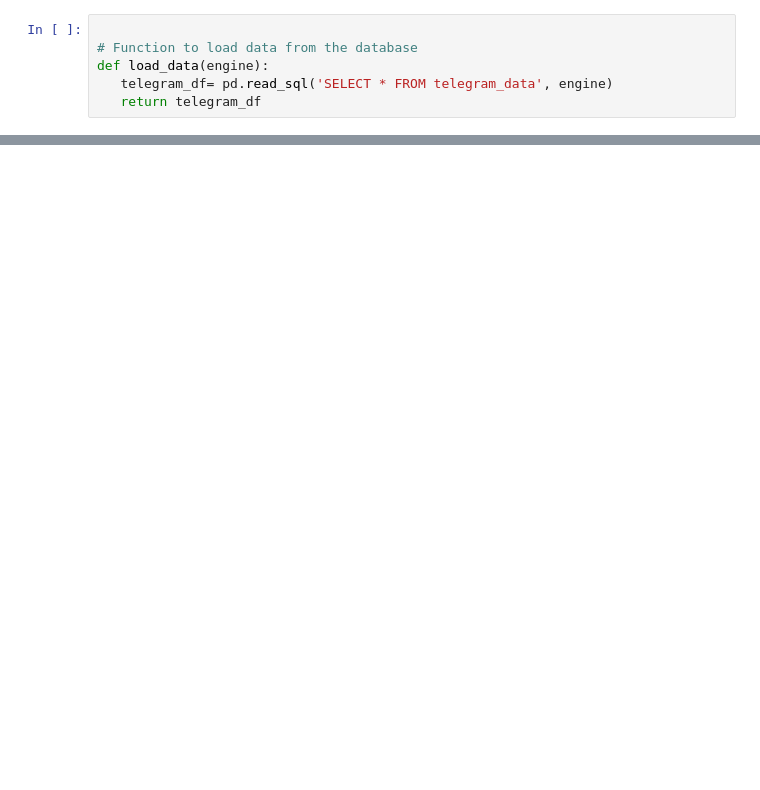
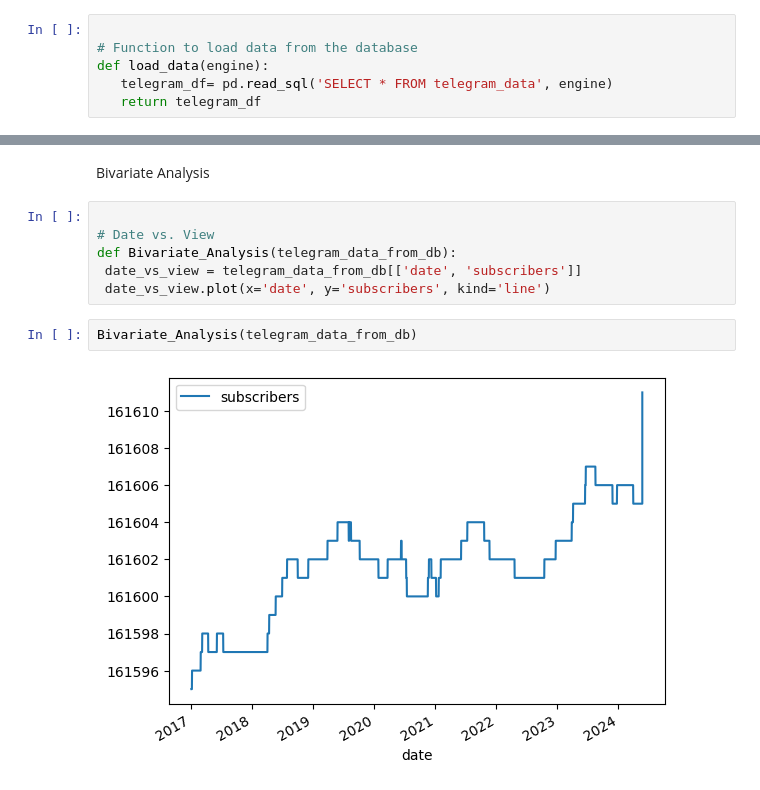
Before and after one commit to abigiyaayele/tech-savvy-bank, a Jupyter notebook: notebooks/telegram.ipynb, the cells around one changed output, grey strips where cells are left out. Drawn from its saved outputs; the diff is of its cells as text; blank space fills up the shorter version.

```diff
--- a/notebooks/telegram.ipynb
+++ b/notebooks/telegram.ipynb
@@ -43,0 +155,12 @@ print(telegram_data_from_db.head())
+# %% [markdown]
+Bivariate Analysis
+# %%
+
+# Date vs. View
+def Bivariate_Analysis(telegram_data_from_db):
+ date_vs_view = telegram_data_from_db[['date', 'subscribers']]
+ date_vs_view.plot(x='date', y='subscribers', kind='line')
+# %%
+Bivariate_Analysis(telegram_data_from_db)
+# %% [output]
+[figure, added]
```
Also changed, not shown: parts of 18 cells of this notebook.
